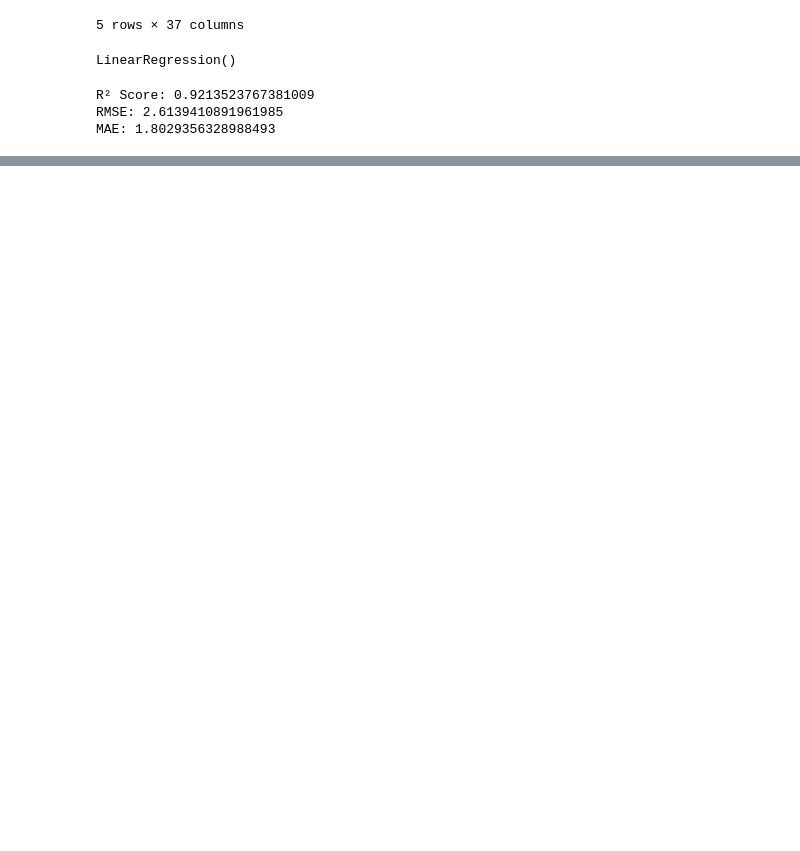
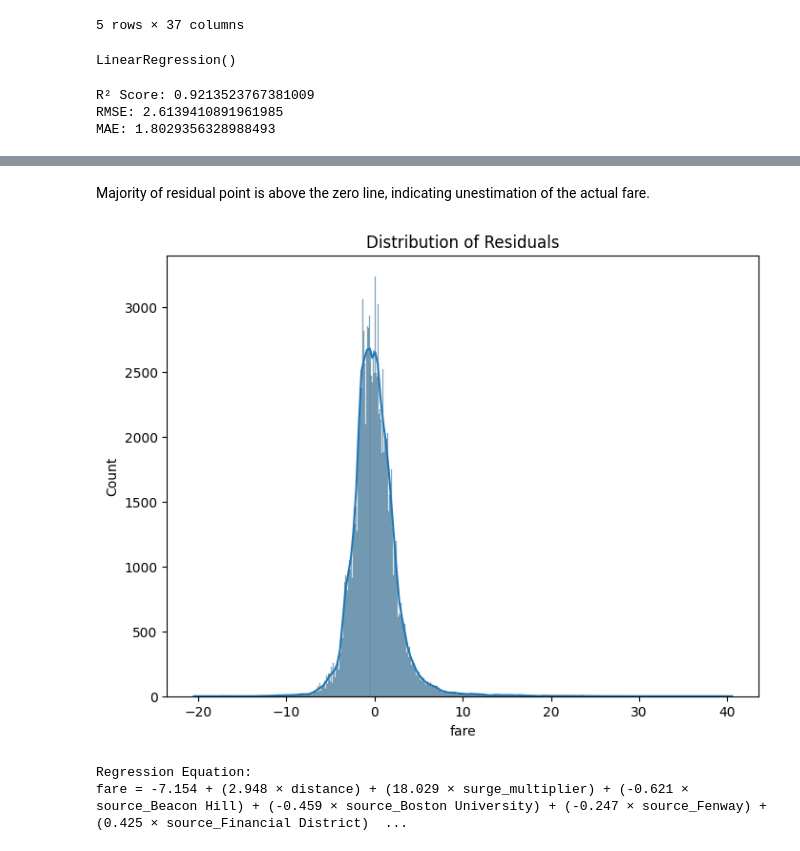
Before and after one commit to Mahir-Uddin0/Uber-Fare-Prediction, a Jupyter notebook: Notebooks/Fare prediction.ipynb, the cells around one changed output, grey strips where cells are left out. Cells and saved outputs as stored; diff of their text form; code cells hidden in the pictures; blank space fills up the shorter version.

```diff
--- a/Notebooks/Fare prediction.ipynb
+++ b/Notebooks/Fare prediction.ipynb
@@ -186,0 +211,29 @@ MAE: 1.8029356328988493
+# %% [markdown]
+Majority of residual point is above the zero line, indicating unestimation of the actual fare.
+# %%
+plt.figure(figsize=(8, 6))
+sns.histplot(residuals_m, kde=True)
+plt.title('Distribution of Residuals')
+plt.show()
+# %% [output]
+[figure, added]
+# %%
+# Intercept (β₀)
+intercept_m = model_m.intercept_
+
+# Coefficients (β₁, β₂, ..., βn)
+coefficients_m = model_m.coef_
+
+# Feature names (assuming X is a DataFrame)
+features_m = X_train_m.columns
+
+# Display the regression equation
+equation_m = f"fare = {intercept_m:.3f}"
+for coef, feat in zip(coefficients_m, features_m):
+    equation_m += f" + ({coef:.3f} × {feat})"
+
+print("Regression Equation:")
+print(equation_m)
+# %% [output]
+Regression Equation:
+fare = -7.154 + (2.948 × distance) + (18.029 × surge_multiplier) + (-0.621 × source_Beacon Hill) + (-0.459 × source_Boston University) + (-0.247 × source_Fenway) + (0.425 × source_Financial District)  ...
```
Also changed, not shown: parts of 3 cells of this notebook.
